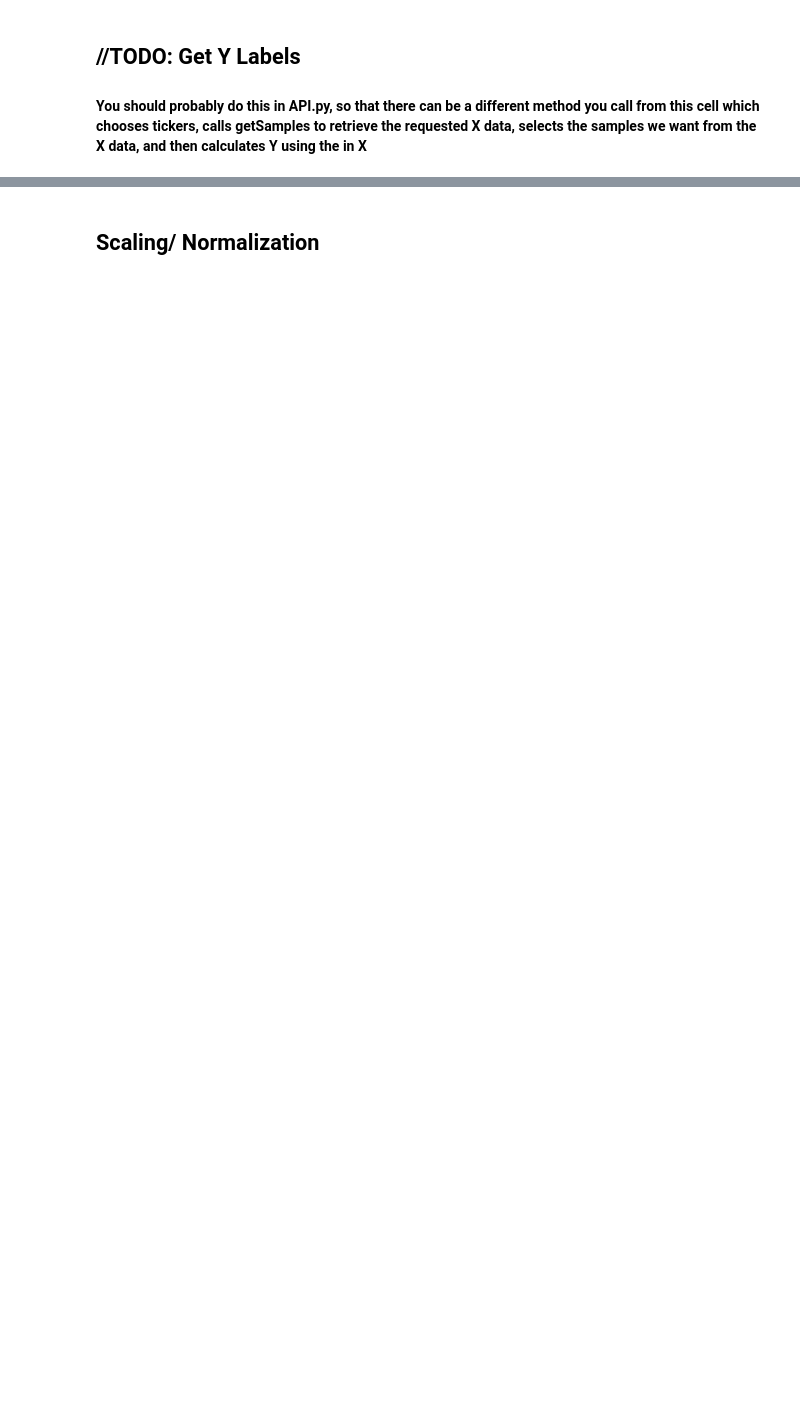
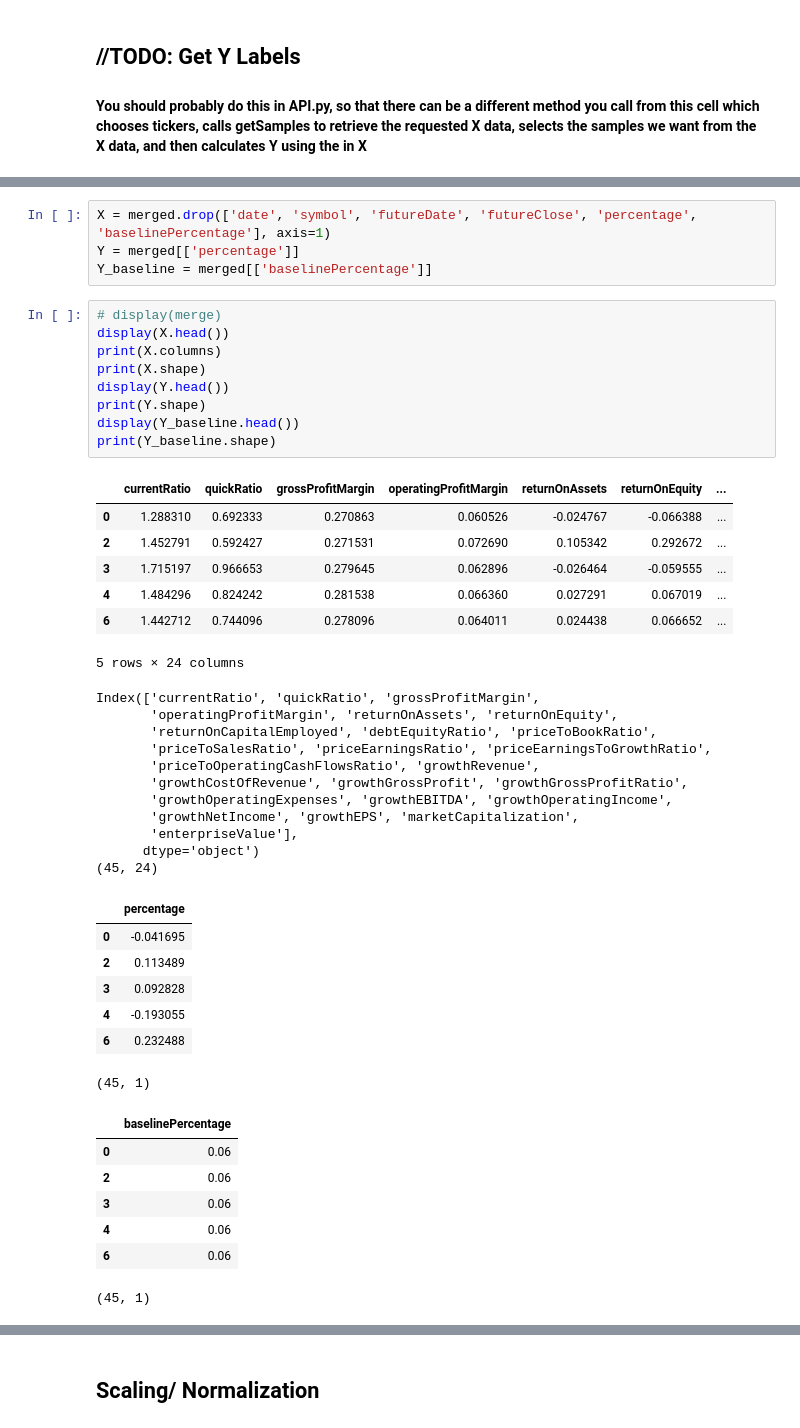
Before and after one commit to CDP99/CS-4641-Group-26, a Jupyter notebook: touchpoint2.ipynb, the cells around one changed output, grey strips where cells are left out. Drawn from its saved outputs; the diff is of its cells as text; blank space fills up the shorter version.

```diff
--- a/touchpoint2.ipynb
+++ b/touchpoint2.ipynb
@@ -47,0 +57,46 @@ display(merge)
+# %%
+X = merged.drop(['date', 'symbol', 'futureDate', 'futureClose', 'percentage', 'baselinePercentage'], axis=1)
+Y = merged[['percentage']]
+Y_baseline = merged[['baselinePercentage']]
+# %%
+# display(merge)
+display(X.head())
+print(X.columns)
+print(X.shape)
+display(Y.head())
+print(Y.shape)
+display(Y_baseline.head())
+print(Y_baseline.shape)
+# %% [output]
+|  | currentRatio | quickRatio | grossProfitMargin | operatingProfitMargin | returnOnAssets | returnOnEquity | ... |
+| 0 | 1.288310 | 0.692333 | 0.270863 | 0.060526 | -0.024767 | -0.066388 | ... |
+| 2 | 1.452791 | 0.592427 | 0.271531 | 0.072690 | 0.105342 | 0.292672 | ... |
+| 3 | 1.715197 | 0.966653 | 0.279645 | 0.062896 | -0.026464 | -0.059555 | ... |
+| 4 | 1.484296 | 0.824242 | 0.281538 | 0.066360 | 0.027291 | 0.067019 | ... |
+| 6 | 1.442712 | 0.744096 | 0.278096 | 0.064011 | 0.024438 | 0.066652 | ... |
+5 rows × 24 columns
+Index(['currentRatio', 'quickRatio', 'grossProfitMargin',
+       'operatingProfitMargin', 'returnOnAssets', 'returnOnEquity',
+       'returnOnCapitalEmployed', 'debtEquityRatio', 'priceToBookRatio',
+       'priceToSalesRatio', 'priceEarningsRatio', 'priceEarningsToGrowthRatio',
+       'priceToOperatingCashFlowsRatio', 'growthRevenue',
+       'growthCostOfRevenue', 'growthGrossProfit', 'growthGrossProfitRatio',
+       'growthOperatingExpenses', 'growthEBITDA', 'growthOperatingIncome',
+       'growthNetIncome', 'growthEPS', 'marketCapitalization',
+       'enterpriseValue'],
+      dtype='object')
+(45, 24)
+|  | percentage |
+| 0 | -0.041695 |
+| 2 | 0.113489 |
+| 3 | 0.092828 |
+| 4 | -0.193055 |
+| 6 | 0.232488 |
+(45, 1)
+|  | baselinePercentage |
+| 0 | 0.06 |
+| 2 | 0.06 |
+| 3 | 0.06 |
+| 4 | 0.06 |
+| 6 | 0.06 |
+(45, 1)
```
Also changed, not shown: parts of 24 cells of this notebook, 3 other files.
